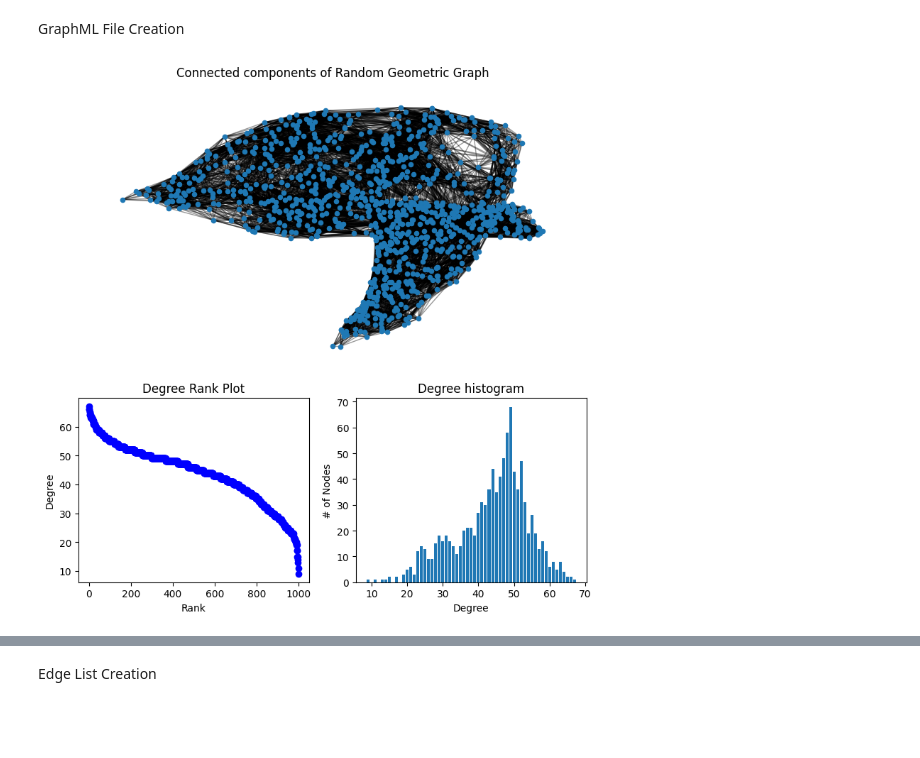
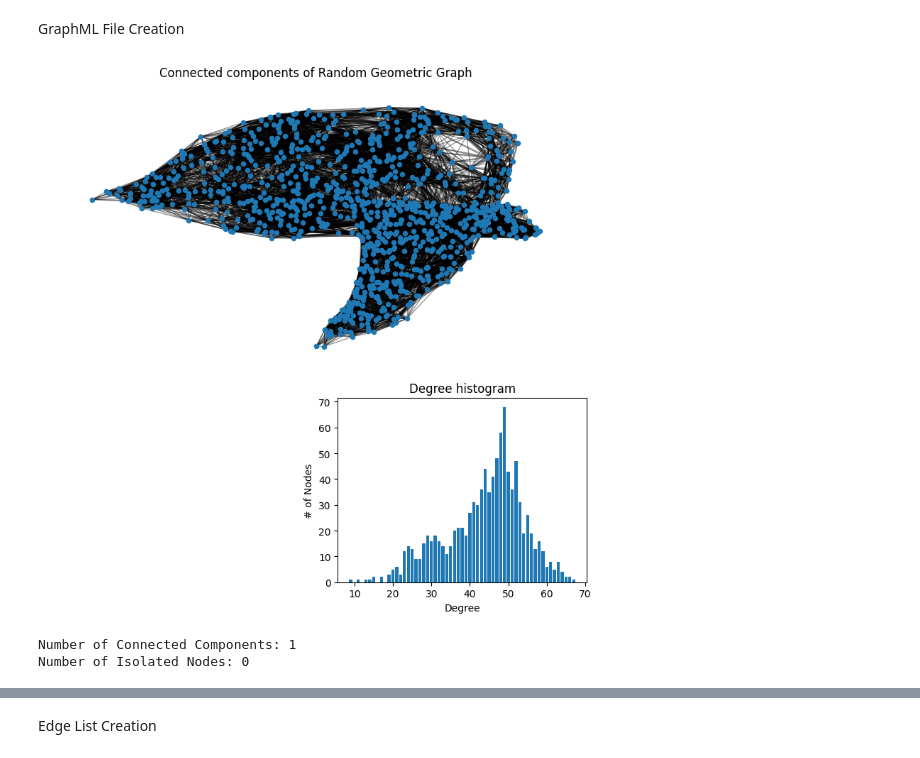
Before and after one commit to alfredjynx/cluster-test, a Jupyter notebook: test.ipynb, the cells around one changed output, grey strips where cells are left out. Drawn from its saved outputs; the diff is of its cells as text; code cells hidden in the pictures; blank space fills up the shorter version.

```diff
--- a/test.ipynb
+++ b/test.ipynb
@@ -305,36 +308,36 @@ nx.write_graphml(rgeoG, "./data/nx/GraphML/GeometricGraph.xml")
 # %%
 # source: https://networkx.org/documentation/stable/auto_examples/drawing/plot_degree.html
 
 
 degree_sequence = sorted((d for n, d in rgeoG.degree()), reverse=True)
 dmax = max(degree_sequence)
 
 fig = plt.figure("Degree of a random graph", figsize=(8, 8))
 # Create a gridspec for adding subplots of different sizes
 axgrid = fig.add_gridspec(5, 4)
 
 ax0 = fig.add_subplot(axgrid[0:3, :])
 Gcc = rgeoG.subgraph(sorted(nx.connected_components(rgeoG), key=len, reverse=True)[0])
 pos = nx.spring_layout(Gcc, seed=10396953)
 nx.draw_networkx_nodes(Gcc, pos, ax=ax0, node_size=20)
 nx.draw_networkx_edges(Gcc, pos, ax=ax0, alpha=0.4)
 ax0.set_title("Connected components of Random Geometric Graph")
 ax0.set_axis_off()
 
-ax1 = fig.add_subplot(axgrid[3:, :2])
-ax1.plot(degree_sequence, "b-", marker="o")
-ax1.set_title("Degree Rank Plot")
-ax1.set_ylabel("Degree")
-ax1.set_xlabel("Rank")
-
 ax2 = fig.add_subplot(axgrid[3:, 2:])
 ax2.bar(*np.unique(degree_sequence, return_counts=True))
 ax2.set_title("Degree histogram")
 ax2.set_xlabel("Degree")
 ax2.set_ylabel("# of Nodes")
 
 fig.tight_layout()
 
 plt.show()
 # %% [output]
-[figure, old version]
+[figure, new version]
+# %%
+print("Number of Connected Components:", nx.number_connected_components(rgeoG))
+print("Number of Isolated Nodes:", nx.number_of_isolates(rgeoG))
+# %% [output]
+Number of Connected Components: 1
+Number of Isolated Nodes: 0
```
Also changed, not shown: parts of 36 cells of this notebook, 22 other files.
